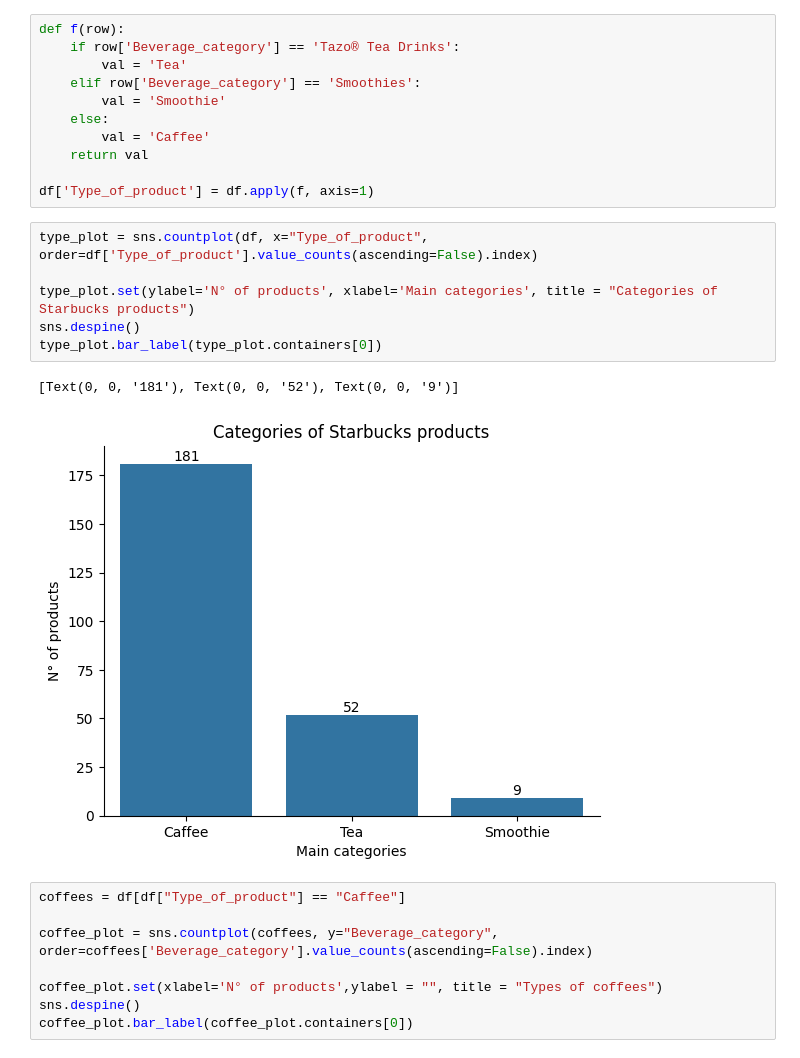
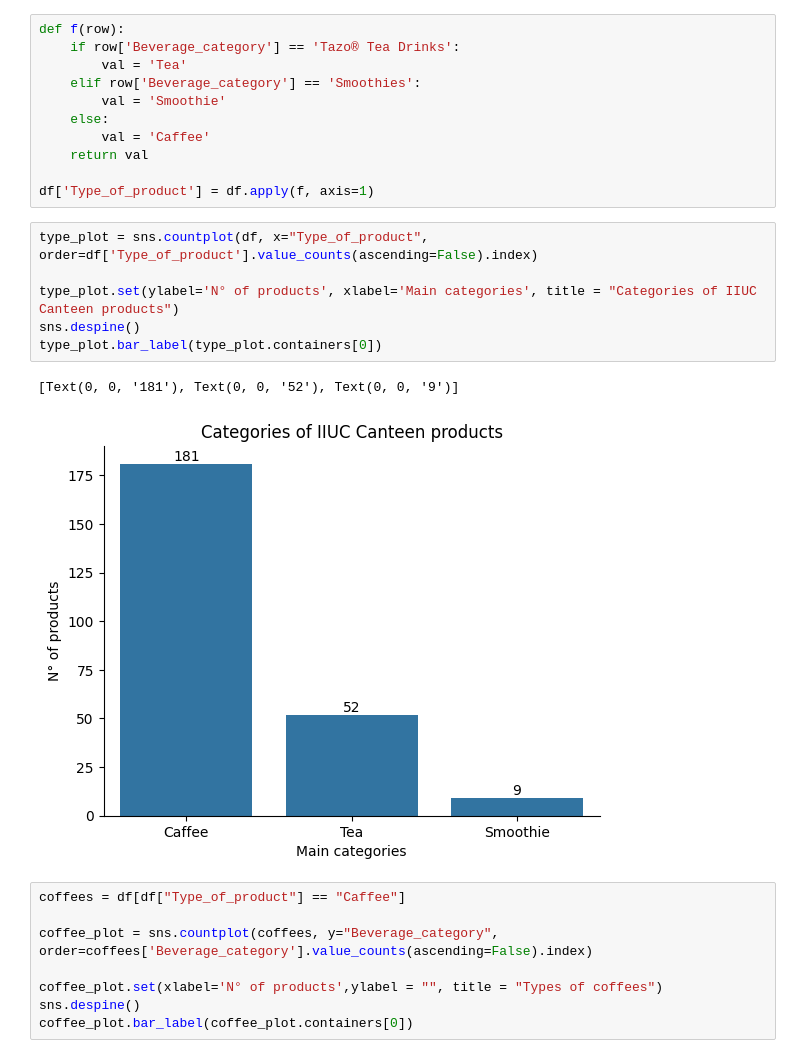
Before and after one commit to Basics-School/Project_2_ml, a Jupyter notebook: canteen-drinks-or.ipynb, the cells around one changed output. Saved outputs shown, nothing was run; the diff lists cells and outputs as text.

```diff
--- a/canteen-drinks-or.ipynb
+++ b/canteen-drinks-or.ipynb
@@ -26,12 +26,12 @@ df['Type_of_product'] = df.apply(f, axis=1)
 # %%
 type_plot = sns.countplot(df, x="Type_of_product", order=df['Type_of_product'].value_counts(ascending=False).index)
 
-type_plot.set(ylabel='N° of products', xlabel='Main categories', title = "Categories of Starbucks products")
+type_plot.set(ylabel='N° of products', xlabel='Main categories', title = "Categories of IIUC Canteen products")
 sns.despine()
 type_plot.bar_label(type_plot.containers[0])
 # %% [output]
 [Text(0, 0, '181'), Text(0, 0, '52'), Text(0, 0, '9')]
-[figure, old version]
+[figure, new version]
 # %%
 coffees = df[df["Type_of_product"] == "Caffee"]
 
```
Also changed, not shown: parts of 1 cell of this notebook.
